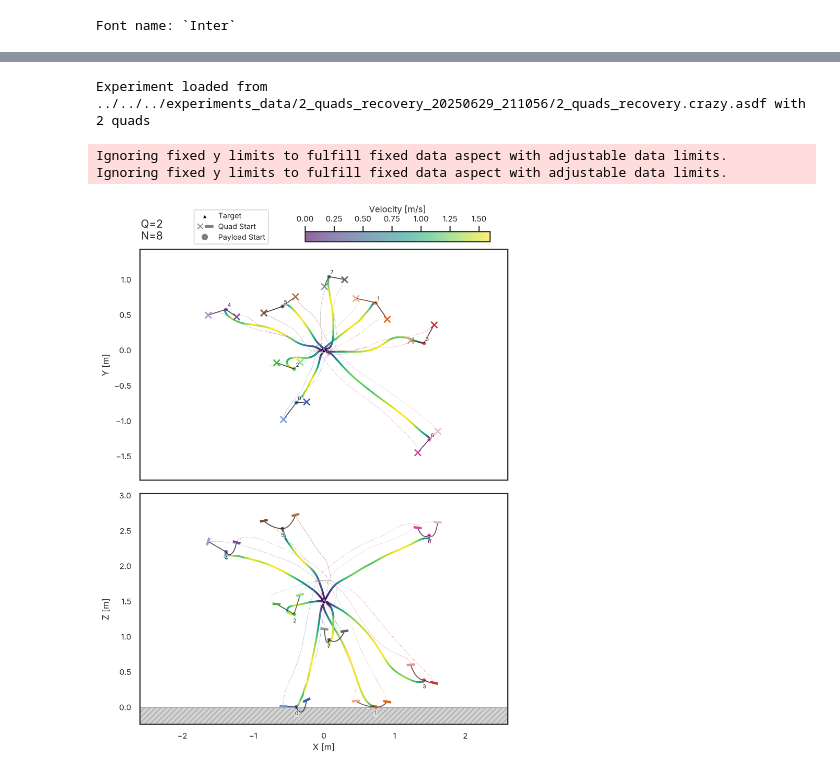
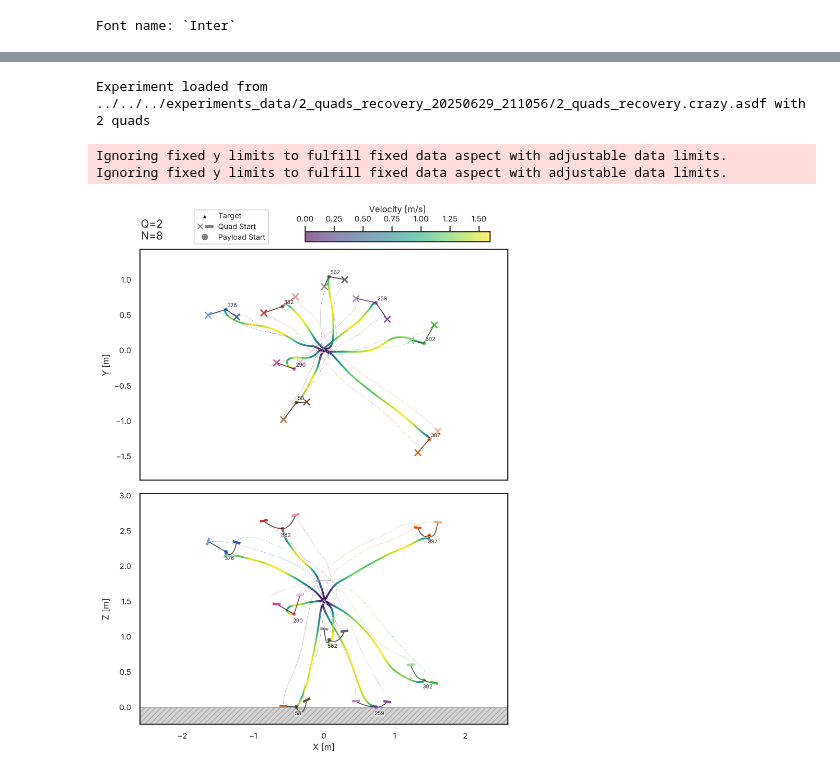
Before and after one commit to viktorlorentz/crazyMARL, a Jupyter notebook: crazymarl/experiments/plots/plot_baseline.ipynb, the cells around one changed output, grey strips where cells are left out. Cells and saved outputs as stored; diff of their text form; code cells hidden in the pictures.

```diff
--- a/crazymarl/experiments/plots/plot_baseline.ipynb
+++ b/crazymarl/experiments/plots/plot_baseline.ipynb
@@ -652,33 +772,33 @@ def plot_xy_zx_plane(exp: Experiment,
         h, l = ax.get_legend_handles_labels()
         for hi, li in zip(h, l):
             if li and li not in labels:
                 handles.append(hi)
                 labels.append(li)
         if ax.legend_:
             ax.legend_.remove()
 
     # custom combined handle: quad start as cross + thick line
     quad_marker = Line2D([], [], marker='x', linestyle='None', color='gray')
     legend_line = Line2D([], [], linestyle='-', linewidth=3, color='gray', solid_capstyle='projecting')
     payload_marker = Line2D([], [], marker='o', linestyle='None', color='gray')
     handles.append((quad_marker, legend_line))
     labels.append('Quad Start')
     handles.append(payload_marker)
     labels.append('Payload Start')
 
     fig.legend(handles, labels,
                handler_map={tuple: HandlerTuple(ndivide=None)},
                loc='upper center', ncol=1, fontsize='small', bbox_to_anchor=(0.32, 1.08))
 
     return fig
 
 
-two_recovery = Experiment('../../../experiments_data/2_quads_recovery_20250629_211056/2_quads_recovery.crazy.asdf')
+two_recovery_rl = Experiment('../../../experiments_data/2_quads_recovery_20250629_211056/2_quads_recovery.crazy.asdf')
 
 
-two_rec = plot_xy_zx_plane(two_recovery, runs=[376, 387, 302, 382,259, 58, 290, 562], show_quads=True, xlimits=(-2.6, 2.6),  color_info='velocity', show_run_id=True);
+two_rec = plot_xy_zx_plane(two_recovery_rl, runs=[376, 387, 302, 382,259, 58, 290, 562], show_quads=True, xlimits=(-2.6, 2.6),  color_info='velocity', show_run_id=True, reduce_quad_id=False, show_failed=True);
 # %% [output]
 Experiment loaded from ../../../experiments_data/2_quads_recovery_20250629_211056/2_quads_recovery.crazy.asdf with 2 quads
 Ignoring fixed y limits to fulfill fixed data aspect with adjustable data limits.
 Ignoring fixed y limits to fulfill fixed data aspect with adjustable data limits.
-[figure, old version]
+[figure, new version]
```
Also changed, not shown: parts of 5 cells of this notebook, 1 other file.
